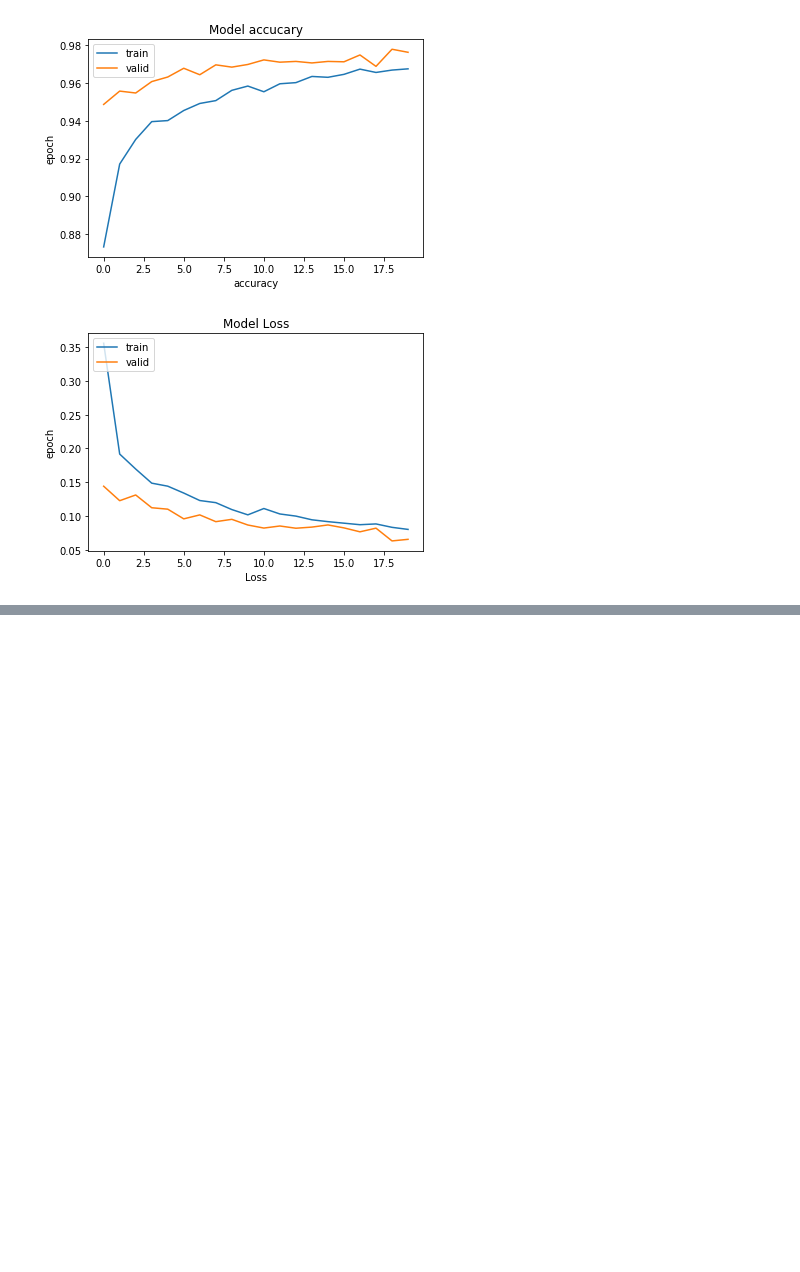
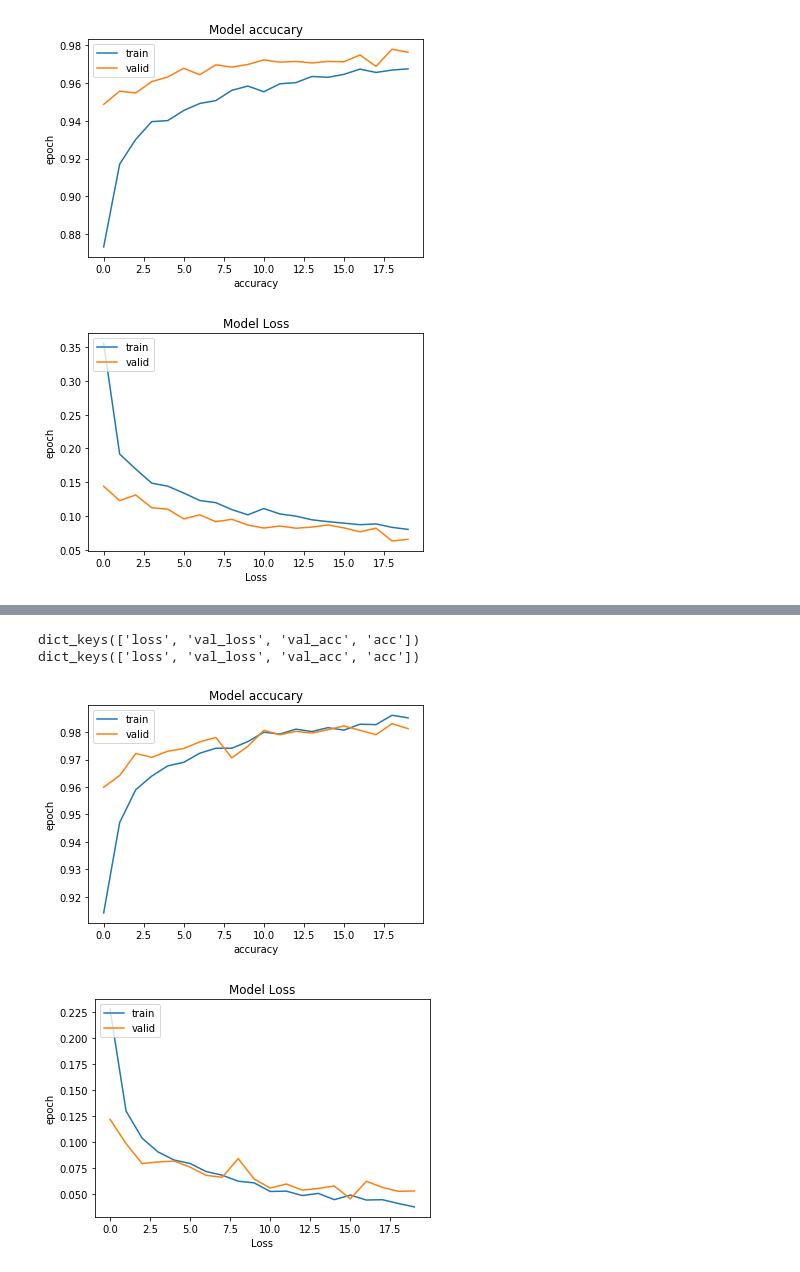
Before and after one commit to CoolerMe/Dog_VS_Cat, a Jupyter notebook: model_training.ipynb, the cells around one changed output, grey strips where cells are left out. Saved outputs shown, nothing was run; the diff lists cells and outputs as text; code cells hidden in the pictures; blank space fills up the shorter version.

```diff
--- a/model_training.ipynb
+++ b/model_training.ipynb
@@ -604,0 +717,10 @@ def predict_and_to_csv_with_clip(test_dir,result_file,model,clip=True):
+# %%
+show_acc(history)
+show_loss(history)
+
+paths, array = predict_and_to_csv_with_clip('./test/', 'result06240924csv',model2)
+# %% [output]
+dict_keys(['loss', 'val_loss', 'val_acc', 'acc'])
+dict_keys(['loss', 'val_loss', 'val_acc', 'acc'])
+[figure, added]
+[figure, added]
```
Also changed, not shown: parts of 5 cells of this notebook, 3 other files.
